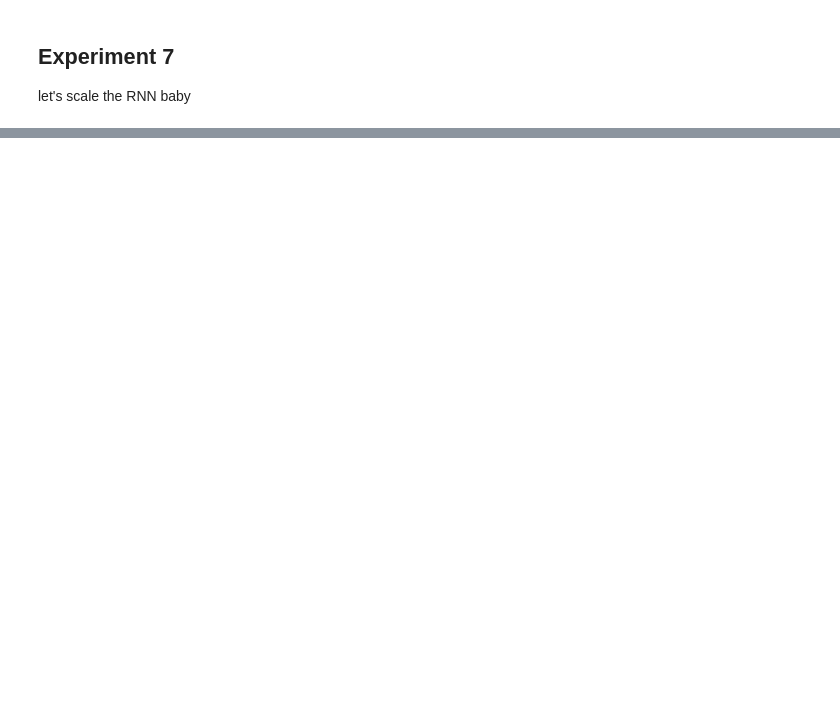
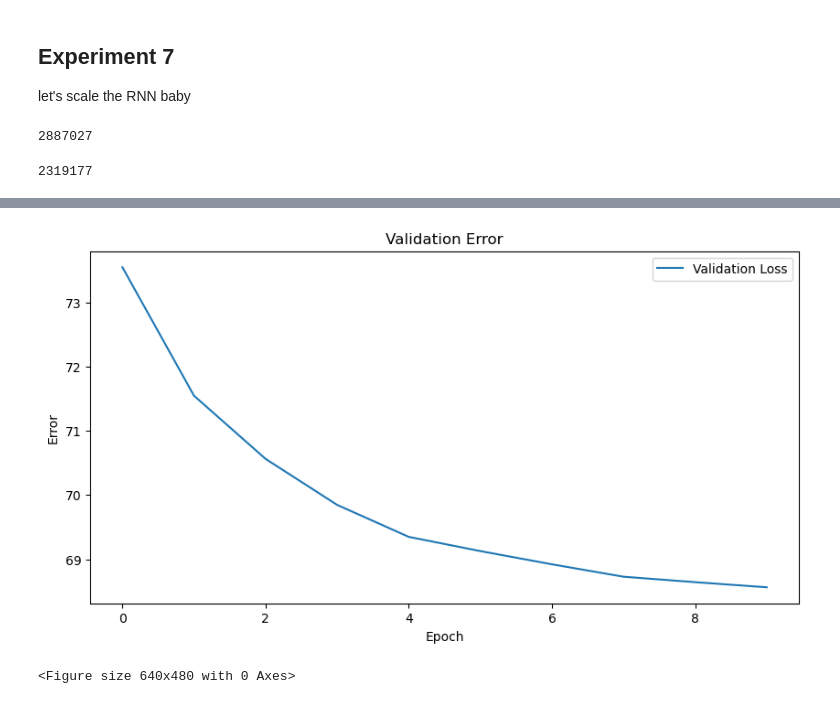
Before and after one commit to tonyjongyoonan/enpoisson, a Jupyter notebook: research/notebooks/exploration_multi_modal.ipynb, the cells around one changed output, grey strips where cells are left out. Cells and saved outputs as stored; diff of their text form; code cells hidden in the pictures; blank space fills up the shorter version.

```diff
--- a/research/notebooks/exploration_multi_modal.ipynb
+++ b/research/notebooks/exploration_multi_modal.ipynb
@@ -1117,3 +805,72 @@ Epoch 3, Batch: 22000| Training Loss: 2.776119124965234
 # %% [markdown]
 ## Experiment 7
 let's scale the RNN baby
+# %%
+# We're scaling the model size so let's bring in more data as well
+train_size = int(0.95 * total_size)
+val_size = int(total_size * 0.04)
+
+# Create subsets for training and validation
+train_dataset = Subset(dataset, range(0, train_size))
+val_dataset = Subset(dataset, range(train_size, train_size + val_size))
+print(train_size)
+# %% [output]
+2887027
+# %%
+class FocalLoss(nn.Module):
+    def __init__(self, gamma=2, alpha=1, reduction='mean'):
+        super(FocalLoss, self).__init__()
+        self.gamma = gamma
+        self.alpha = alpha  # alpha can be set to a constant, or it can be a tensor of shape (num_classes,)
+        self.reduction = reduction
+
+    def forward(self, inputs, targets):
+        BCE_loss = F.cross_entropy(inputs, targets, reduction='none')
+        pt = torch.exp(-BCE_loss)  # Prevents nans when probability 0
+        F_loss = self.alpha * (1-pt)**self.gamma * BCE_loss
+
+        if self.reduction == 'mean':
+            return torch.mean(F_loss)
+        elif self.reduction == 'sum':
+            return torch.sum(F_loss)
+        else:
+            return F_loss
+
+# Reload the data with particular batch size
+torch.multiprocessing.set_start_method('fork', force=True)
+batch_size = 128
+train_loader = DataLoader(train_dataset, batch_size=batch_size, shuffle=True, num_workers=6, pin_memory=True)
+val_loader = DataLoader(val_dataset, batch_size=batch_size, shuffle=True, num_workers=6,pin_memory=True)
+
+# Initialize model, loss function, and optimizer
+d_hidden = 256
+d_embed = 64
+NUM_EPOCHS = 10
+d_out = len(vocab.id_to_move.keys())
+model = MultiModalFive(vocab,d_embed,d_hidden,d_out)
+model = model.to(device)
+criterion = FocalLoss(gamma=2, alpha=1, reduction='mean')
+lr = 2e-3
+weight_decay=1e-7
+learn_decay = 0.72 # This causes the LR to be 5e-5 by epoch 10
+optimizer = optim.Adam(model.parameters(), lr=lr, weight_decay=weight_decay)
+
+def count_parameters(model):
+    return sum(p.numel() for p in model.parameters() if p.requires_grad)
+print(count_parameters(model))
+# %% [output]
+2319177
+# %%
+# Train the model
+train_error,train_loss_values, val_error, val_loss_value = train(device, model, train_loader, val_loader, criterion, optimizer, NUM_EPOCHS, learn_decay)
+
+# Plot the training error
+plt.figure(figsize=(10, 5))
+plt.plot(val_error, label='Validation Loss')
+plt.xlabel('Epoch')
+plt.ylabel('Error')
+plt.title('Validation Error')
+plt.legend()
+plt.show()
+plt.savefig('multi-modal-jan-march-g5-feb-27.png')  # This will save the plot as an image
+# %% [output]
@@ -1119,0 +894,2 @@ let's scale the RNN baby
+[figure, added]
+<Figure size 640x480 with 0 Axes>
```
Also changed, not shown: parts of 8 cells of this notebook, 1 other file.
